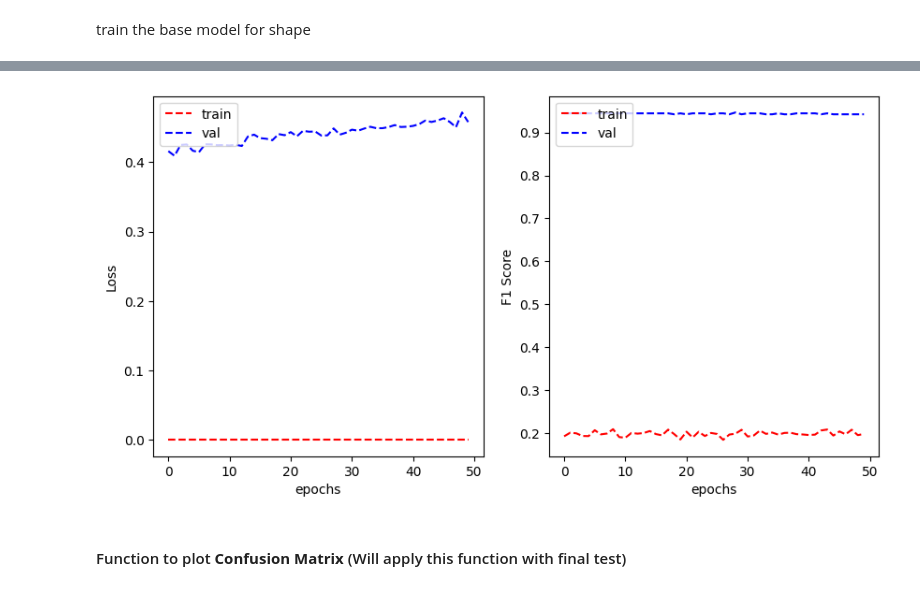
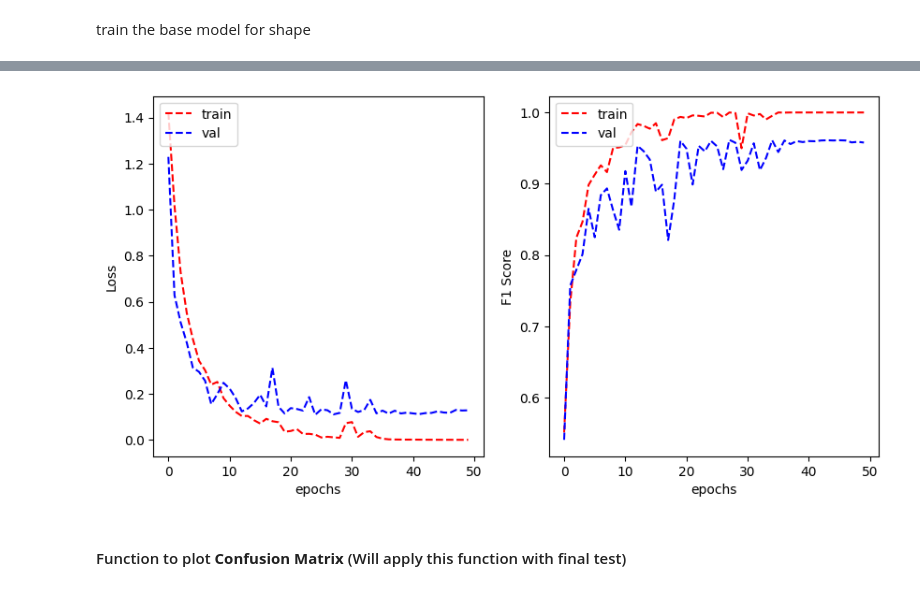
Before and after one commit to BenjapornW/Road-Traffic-Signs-Image-Classification-using-a-Neural-Network, a Jupyter notebook: s3959666_s3961136_18May_f1Score.ipynb, the cells around one changed output, grey strips where cells are left out. Drawn from its saved outputs; the diff is of its cells as text; code cells hidden in the pictures.

```diff
--- a/s3959666_s3961136_18May_f1Score.ipynb
+++ b/s3959666_s3961136_18May_f1Score.ipynb
@@ -454,8 +454,7 @@ model_shape_1 = tf.keras.Sequential([
 ])
 
 model_shape_1.compile(optimizer='adam',
-                loss=tf.keras.losses.CategoricalCrossentropy(),
-                metrics=['categorical_accuracy'])
+                loss=tf.keras.losses.CategoricalCrossentropy())
 # %%
 model_shape_1.summary()
 # %% [output]
@@ -519,3 +524,10 @@ class F1ScoreCallback(Callback):
 # %%
-history_1_shape = model_shape_1.fit(train_generator_shape, validation_data = validation_generator_shape, epochs=50, verbose=0, callbacks=[F1ScoreCallback()])
+# Custom callback instance
+f1_score_callback_nn_shape = F1ScoreCallback(model_shape_1, train_generator_shape, validation_generator_shape)
+
+history_1_shape = model_shape_1.fit(train_generator_shape,
+                                    validation_data=validation_generator_shape,
+                                    epochs=50,
+                                    verbose=0,
+                                    callbacks=[f1_score_callback_nn_shape])
 # %% [output]
@@ -542,6 +551,6 @@ val_f1_scores = []
 # %%
 plot_learning_curve(history_1_shape.history['loss'], history_1_shape.history['val_loss'],
-                    train_f1_scores, val_f1_scores,
+                    f1_score_callback_nn_shape.train_f1_scores, f1_score_callback_nn_shape.val_f1_scores,
                     metric_name='F1 Score')
 # %% [output]
-[figure, old version]
+[figure, new version]
```
Also changed, not shown: parts of 30 cells of this notebook.
